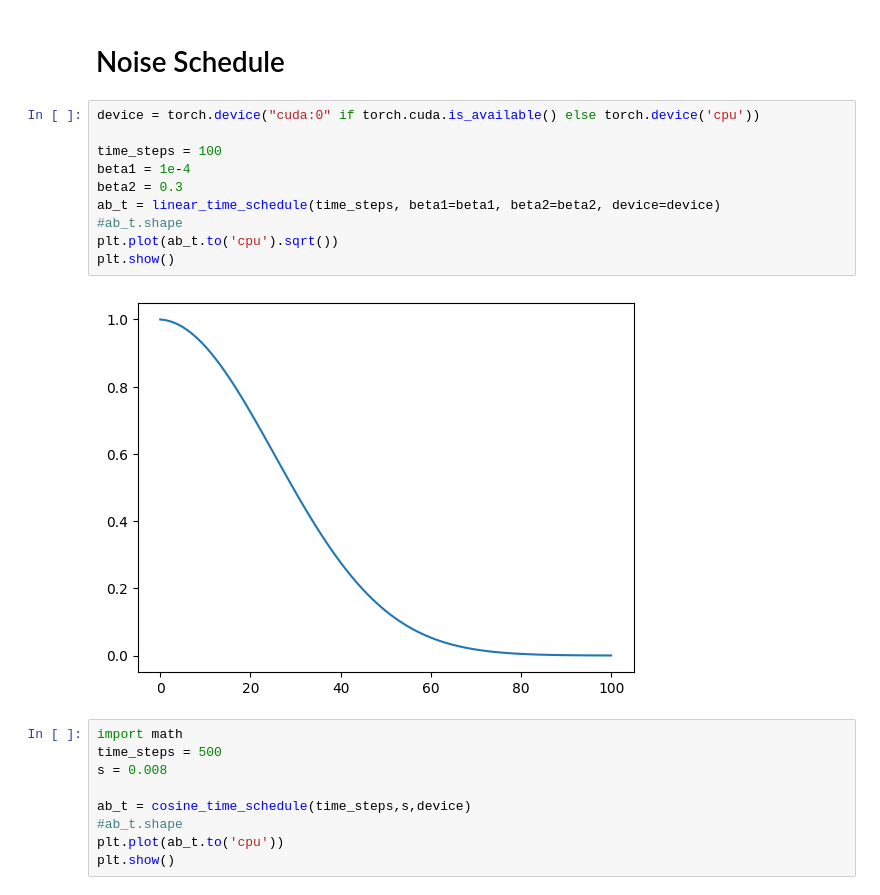
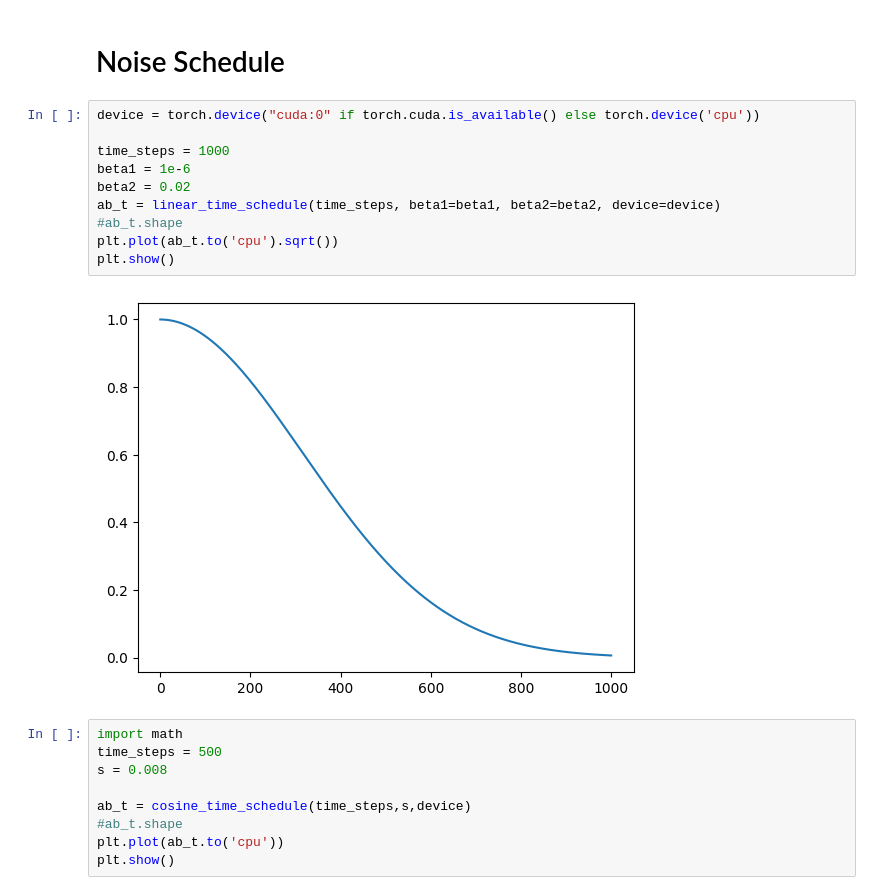
Before and after one commit to SebastianMerino/DiffusionBeamformer, a Jupyter notebook: schedule_test.ipynb, the cells around one changed output. Drawn from its saved outputs; the diff is of its cells as text.

```diff
--- a/schedule_test.ipynb
+++ b/schedule_test.ipynb
@@ -7,15 +7,15 @@ from diffusion_utils import *
 # %%
 device = torch.device("cuda:0" if torch.cuda.is_available() else torch.device('cpu'))
 
-time_steps = 100
-beta1 = 1e-4
-beta2 = 0.3
+time_steps = 1000
+beta1 = 1e-6
+beta2 = 0.02
 ab_t = linear_time_schedule(time_steps, beta1=beta1, beta2=beta2, device=device)
 #ab_t.shape
 plt.plot(ab_t.to('cpu').sqrt())
 plt.show()
 # %% [output]
-[figure, old version]
+[figure, new version]
 # %%
 import math
 time_steps = 500
```
Also changed, not shown: parts of 1 cell of this notebook, 5 other files.
